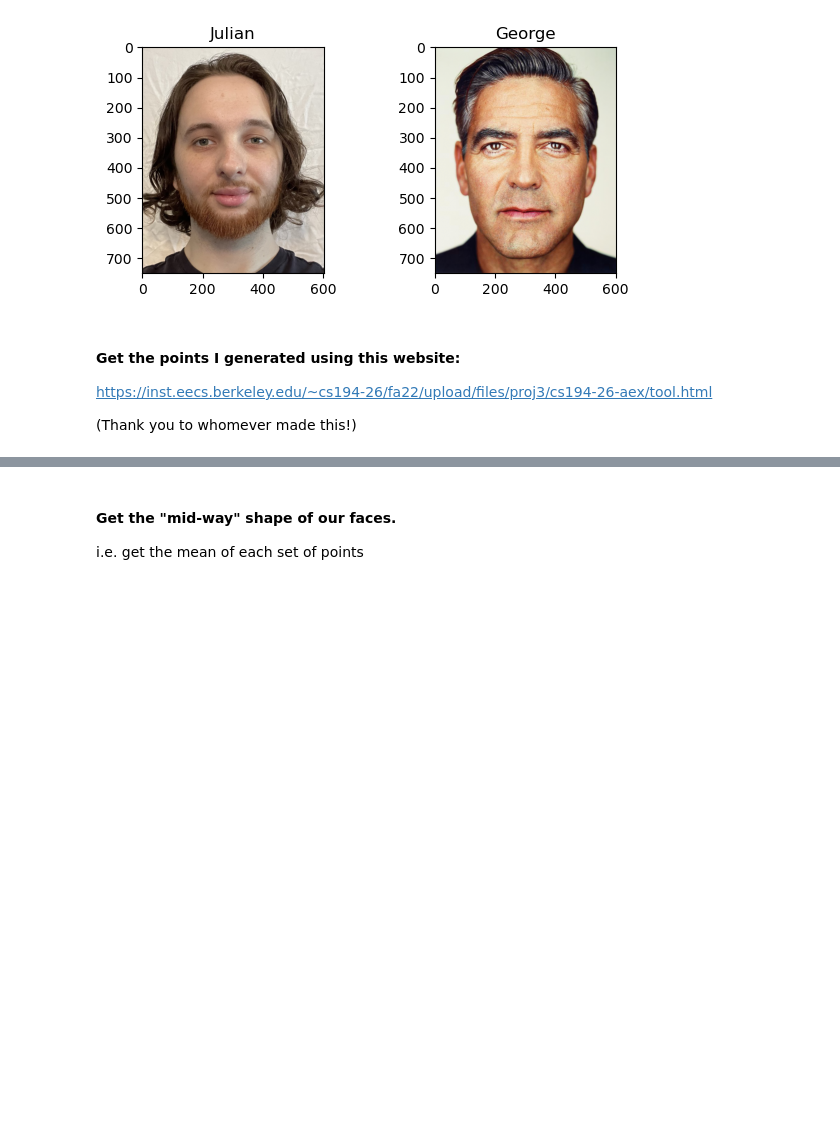
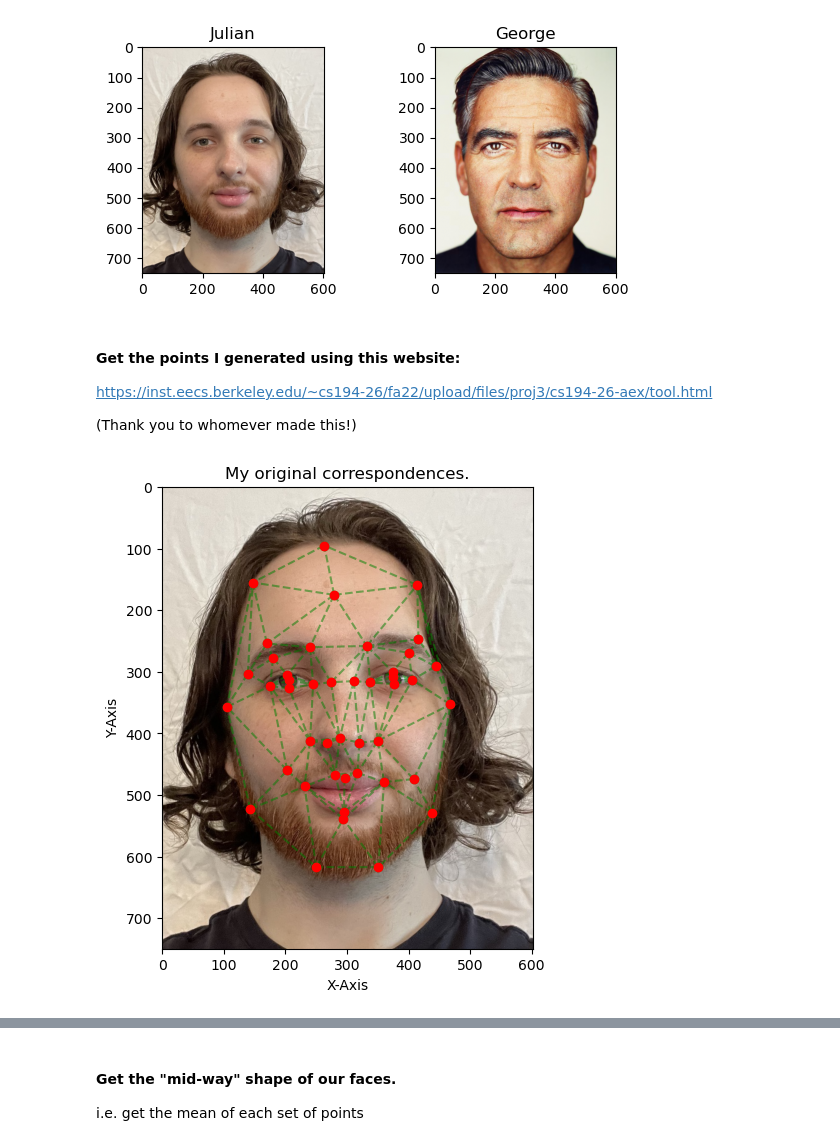
Before and after one commit to hackerzilla/cs180, a Jupyter notebook: proj3/code/main.ipynb, the cells around one changed output, grey strips where cells are left out. Drawn from its saved outputs; the diff is of its cells as text; code cells hidden in the pictures; blank space fills up the shorter version.

```diff
--- a/proj3/code/main.ipynb
+++ b/proj3/code/main.ipynb
@@ -43,3 +43,7 @@ https://inst.eecs.berkeley.edu/~cs194-26/fa22/upload/files/proj3/cs194-26-aex/to
 julian_pts, george_pts = GetPointsFromJSON('../data/julian_portrait_george.json')
 julian_pts = np.array(julian_pts)
 george_pts = np.array(george_pts)
+# %%
+DisplayFaceTrisAndPts(julian, GetTriangulationObject(julian_pts), julian_pts, 'My original correspondences.')
+# %% [output]
+[figure, added]
```
Also changed, not shown: parts of 13 cells of this notebook, 1 other file.
